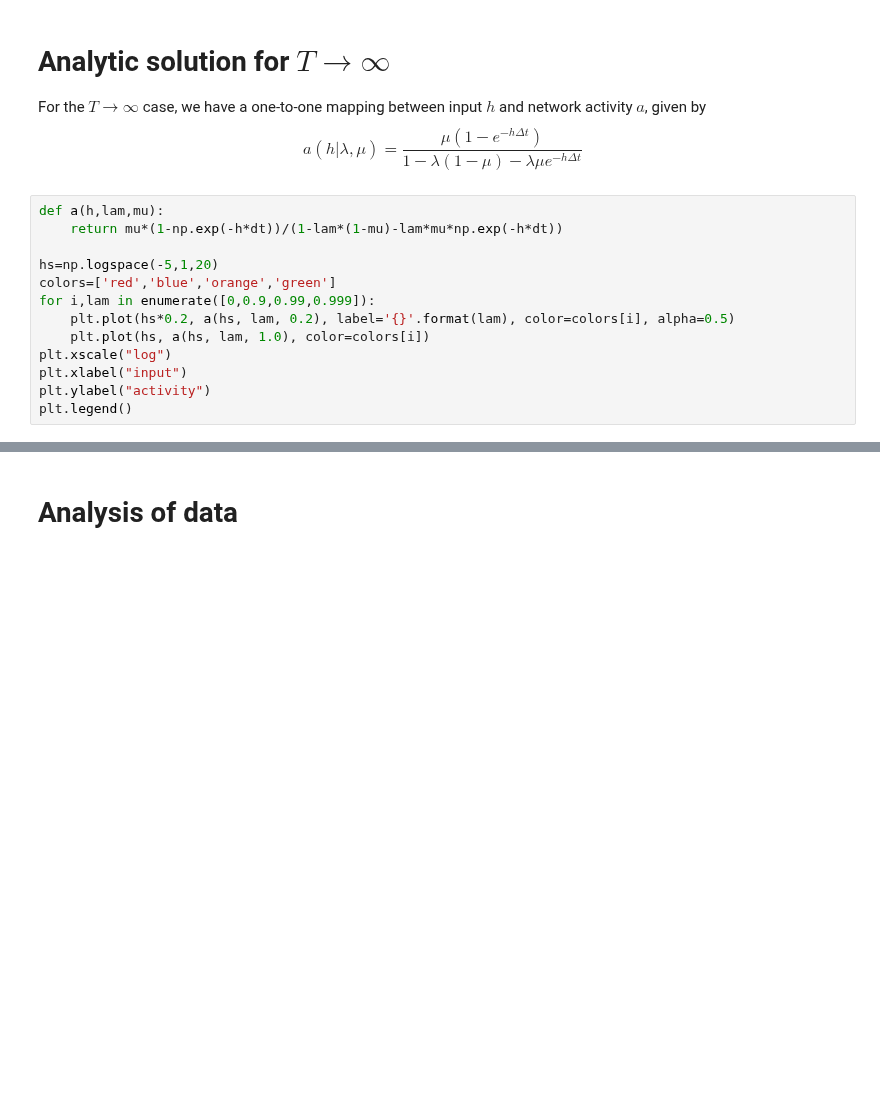
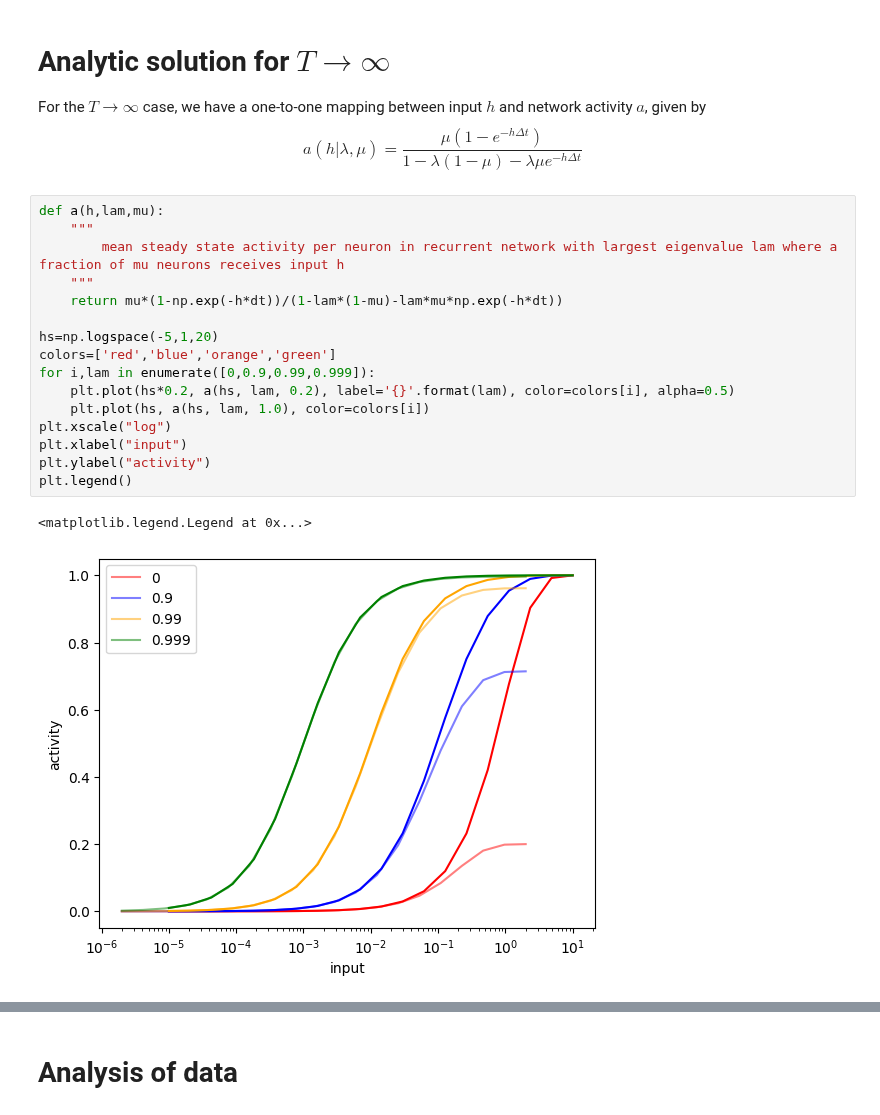
Before and after one commit to sahelazizpour/Finite-Observation-Dynamic-Range, a Jupyter notebook: 0_update/analysis_new.ipynb, the cells around one changed output, grey strips where cells are left out. Drawn from its saved outputs; the diff is of its cells as text; blank space fills up the shorter version.

```diff
--- a/0_update/analysis_new.ipynb
+++ b/0_update/analysis_new.ipynb
@@ -124,17 +128,23 @@ For the $T\to\infty$ case, we have a one-to-one mapping between input $h$ and ne
 $$a(h|\lambda, \mu) = \frac{\mu\left(1-e^{-h\Delta t}\right)}{1-\lambda(1-\mu)-\lambda\mu e^{-h\Delta t}}$$
 # %%
 def a(h,lam,mu):
+    """
+        mean steady state activity per neuron in recurrent network with largest eigenvalue lam where a fraction of mu neurons receives input h
+    """
     return mu*(1-np.exp(-h*dt))/(1-lam*(1-mu)-lam*mu*np.exp(-h*dt))
 
 hs=np.logspace(-5,1,20)
 colors=['red','blue','orange','green']
 for i,lam in enumerate([0,0.9,0.99,0.999]):
     plt.plot(hs*0.2, a(hs, lam, 0.2), label='{}'.format(lam), color=colors[i], alpha=0.5)
     plt.plot(hs, a(hs, lam, 1.0), color=colors[i])
 plt.xscale("log")
 plt.xlabel("input")
 plt.ylabel("activity")
 plt.legend()
+# %% [output]
+<matplotlib.legend.Legend at 0x...>
+[figure, added]
 # %%
 # network parameters
 N = int(1e4)
```
Also changed, not shown: parts of 17 cells of this notebook, 1 other file.
